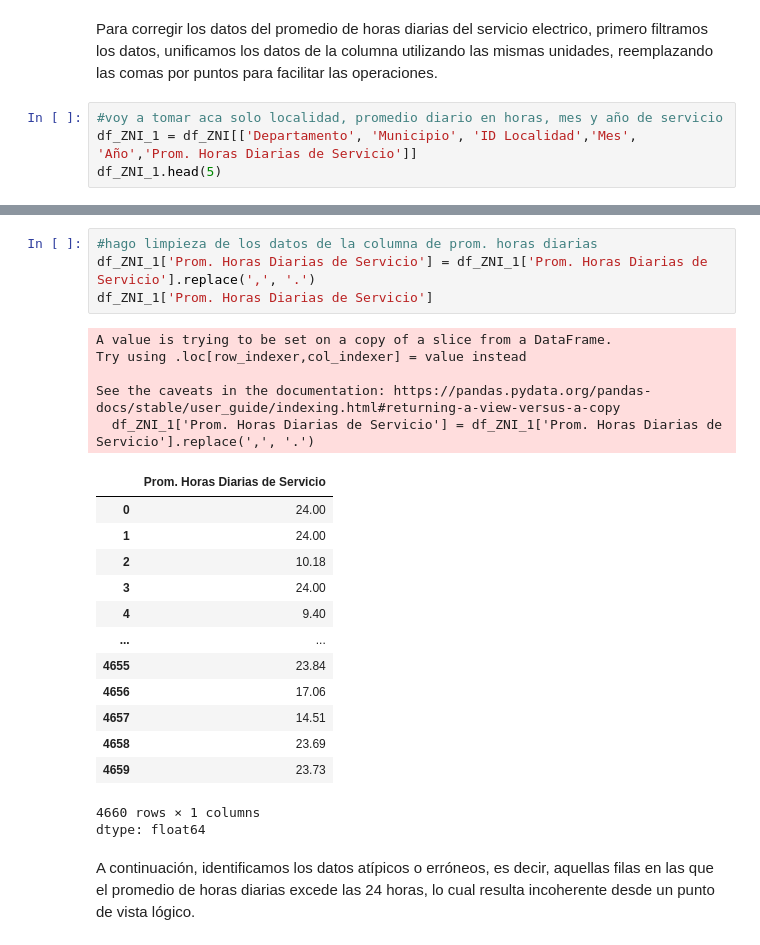
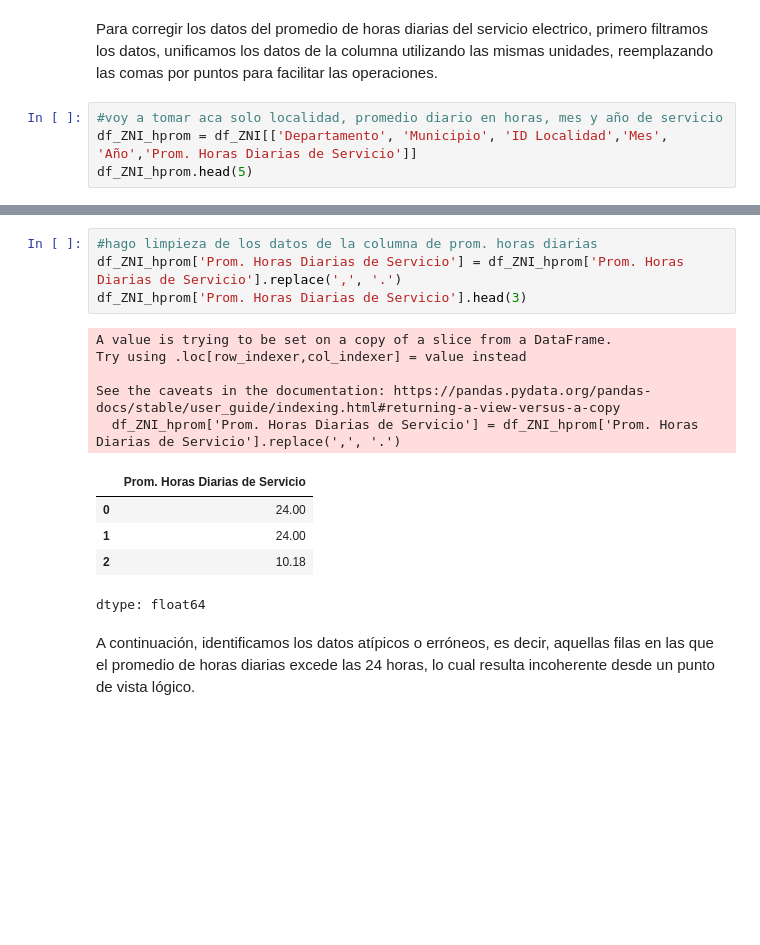
Before and after one commit to Will046-rA9/An-lisis-ZNI, a Jupyter notebook: ProyectoZNI (1).ipynb, the cells around one changed output, grey strips where cells are left out. Saved outputs shown, nothing was run; the diff lists cells and outputs as text; blank space fills up the shorter version.

```diff
--- a/ProyectoZNI (1).ipynb
+++ b/ProyectoZNI (1).ipynb
@@ -327,8 +325,8 @@ Se decidió que para el análisis posterior las columnas que se necesitarán son
 Para corregir los datos del promedio de horas diarias del servicio electrico, primero filtramos los datos, unificamos los datos de la columna utilizando las mismas unidades, reemplazando las comas por puntos para facilitar las operaciones.
 # %%
 #voy a tomar aca solo localidad, promedio diario en horas, mes y año de servicio
-df_ZNI_1 = df_ZNI[['Departamento', 'Municipio', 'ID Localidad','Mes', 'Año','Prom. Horas Diarias de Servicio']]
-df_ZNI_1.head(5)
+df_ZNI_hprom = df_ZNI[['Departamento', 'Municipio', 'ID Localidad','Mes', 'Año','Prom. Horas Diarias de Servicio']]
+df_ZNI_hprom.head(5)
 # %% [output]
 |  | Departamento | Municipio | ID Localidad | Mes | Año | Prom. Horas Diarias de Servicio |
 | 0 | AMAZONAS | LETICIA | 91001000 | 6 | 2024 | 24.00 |
@@ -338,27 +336,18 @@ df_ZNI_1.head(5)
 | 4 | BOLÍVAR | CARTAGENA DE INDIAS | 13001007 | 6 | 2024 | 9.40 |
 # %%
 #hago limpieza de los datos de la columna de prom. horas diarias
-df_ZNI_1['Prom. Horas Diarias de Servicio'] = df_ZNI_1['Prom. Horas Diarias de Servicio'].replace(',', '.')
-df_ZNI_1['Prom. Horas Diarias de Servicio']
+df_ZNI_hprom['Prom. Horas Diarias de Servicio'] = df_ZNI_hprom['Prom. Horas Diarias de Servicio'].replace(',', '.')
+df_ZNI_hprom['Prom. Horas Diarias de Servicio'].head(3)
 # %% [output]
 A value is trying to be set on a copy of a slice from a DataFrame.
 Try using .loc[row_indexer,col_indexer] = value instead
 
 See the caveats in the documentation: https://pandas.pydata.org/pandas-docs/stable/user_guide/indexing.html#returning-a-view-versus-a-copy
-  df_ZNI_1['Prom. Horas Diarias de Servicio'] = df_ZNI_1['Prom. Horas Diarias de Servicio'].replace(',', '.')
+  df_ZNI_hprom['Prom. Horas Diarias de Servicio'] = df_ZNI_hprom['Prom. Horas Diarias de Servicio'].replace(',', '.')
 |  | Prom. Horas Diarias de Servicio |
 | 0 | 24.00 |
 | 1 | 24.00 |
 | 2 | 10.18 |
-| 3 | 24.00 |
-| 4 | 9.40 |
-| ... | ... |
-| 4655 | 23.84 |
-| 4656 | 17.06 |
-| 4657 | 14.51 |
-| 4658 | 23.69 |
-| 4659 | 23.73 |
-4660 rows × 1 columns
 dtype: float64
 # %% [markdown]
 A continuación, identificamos los datos atípicos o erróneos, es decir, aquellas filas en las que el promedio de horas diarias excede las 24 horas, lo cual resulta incoherente desde un punto de vista lógico.
```
Also changed, not shown: parts of 52 cells of this notebook.
